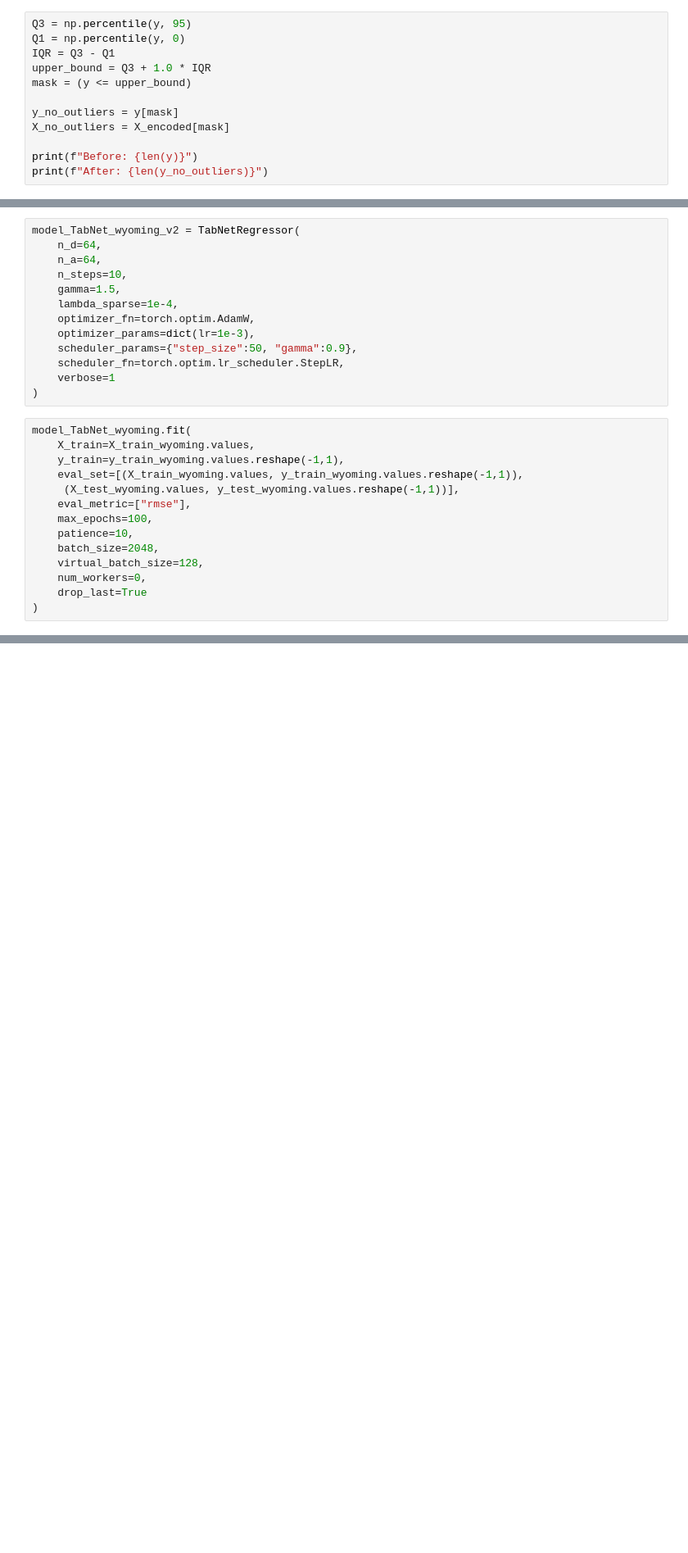
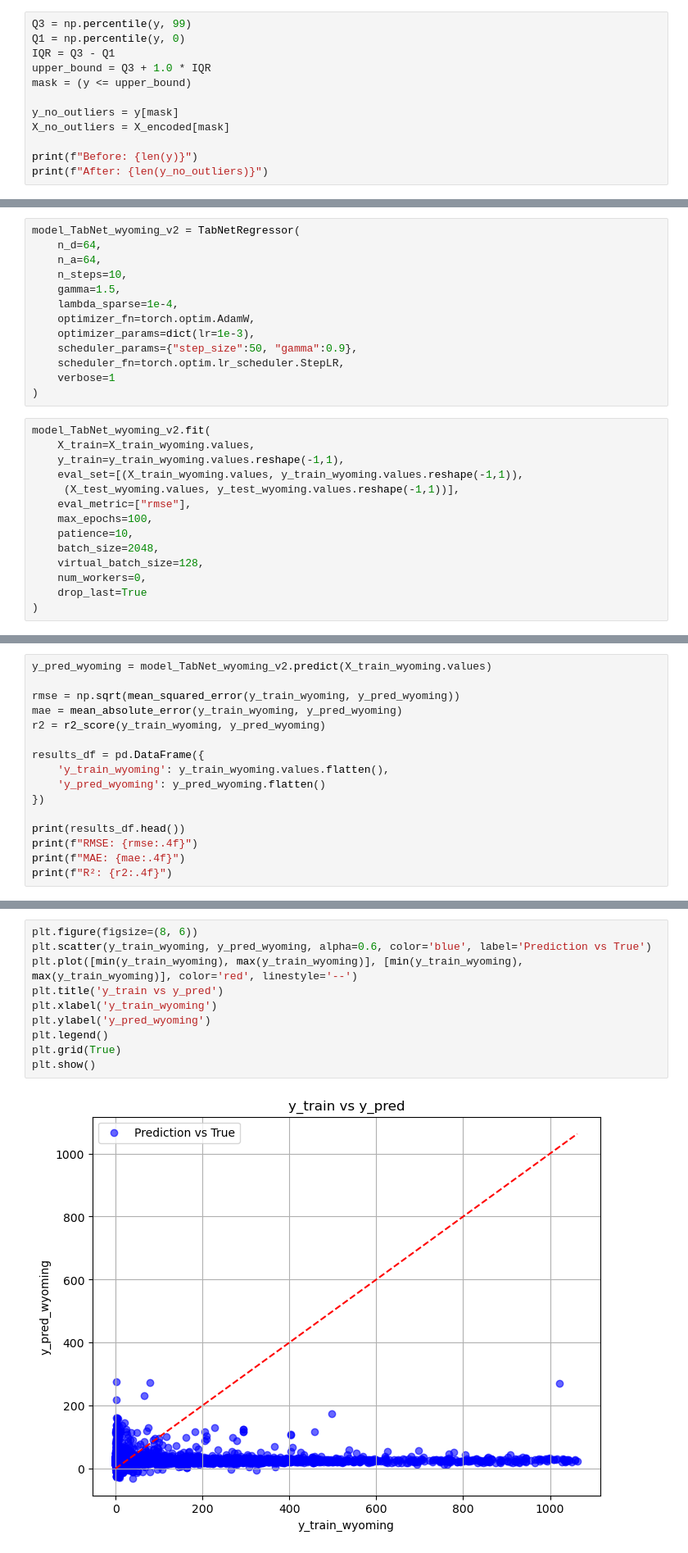
Before and after one commit to kwiatkowskaa/PowerOutage_Prediction, a Jupyter notebook: notebooks/03_model_development.ipynb, the cells around one changed output, grey strips where cells are left out. Shown at 82% size. Saved outputs shown, nothing was run; the diff lists cells and outputs as text; blank space fills up the shorter version.

```diff
--- a/notebooks/03_model_development.ipynb
+++ b/notebooks/03_model_development.ipynb
@@ -1021,7 +1021,7 @@ It is noticeable that after removing the outliers, the overall model parameters
 target = 'CustomersOutEstimate'
 y = df_wyoming[target]
 # %%
-Q3 = np.percentile(y, 95)
+Q3 = np.percentile(y, 99)
 Q1 = np.percentile(y, 0)
 IQR = Q3 - Q1
 upper_bound = Q3 + 1.0 * IQR
@@ -1053,7 +1053,7 @@ model_TabNet_wyoming_v2 = TabNetRegressor(
     verbose=1
 )
 # %%
-model_TabNet_wyoming.fit(
+model_TabNet_wyoming_v2.fit(
     X_train=X_train_wyoming.values,
     y_train=y_train_wyoming.values.reshape(-1,1),
     eval_set=[(X_train_wyoming.values, y_train_wyoming.values.reshape(-1,1)),
@@ -1068,0 +1087,16 @@ model_TabNet_wyoming.fit(
+# %%
+y_pred_wyoming = model_TabNet_wyoming_v2.predict(X_train_wyoming.values)
+
+rmse = np.sqrt(mean_squared_error(y_train_wyoming, y_pred_wyoming))
+mae = mean_absolute_error(y_train_wyoming, y_pred_wyoming)
+r2 = r2_score(y_train_wyoming, y_pred_wyoming)
+
+results_df = pd.DataFrame({
+    'y_train_wyoming': y_train_wyoming.values.flatten(),
+    'y_pred_wyoming': y_pred_wyoming.flatten()
+})
+
+print(results_df.head())
+print(f"RMSE: {rmse:.4f}")
+print(f"MAE: {mae:.4f}")
+print(f"R²: {r2:.4f}")
@@ -1068,0 +1113,12 @@ model_TabNet_wyoming.fit(
+# %%
+plt.figure(figsize=(8, 6))
+plt.scatter(y_train_wyoming, y_pred_wyoming, alpha=0.6, color='blue', label='Prediction vs True')
+plt.plot([min(y_train_wyoming), max(y_train_wyoming)], [min(y_train_wyoming), max(y_train_wyoming)], color='red', linestyle='--')
+plt.title('y_train vs y_pred')
+plt.xlabel('y_train_wyoming')
+plt.ylabel('y_pred_wyoming')
+plt.legend()
+plt.grid(True)
+plt.show()
+# %% [output]
+[figure, added]
```
Also changed, not shown: parts of 10 cells of this notebook, 1 other file.
